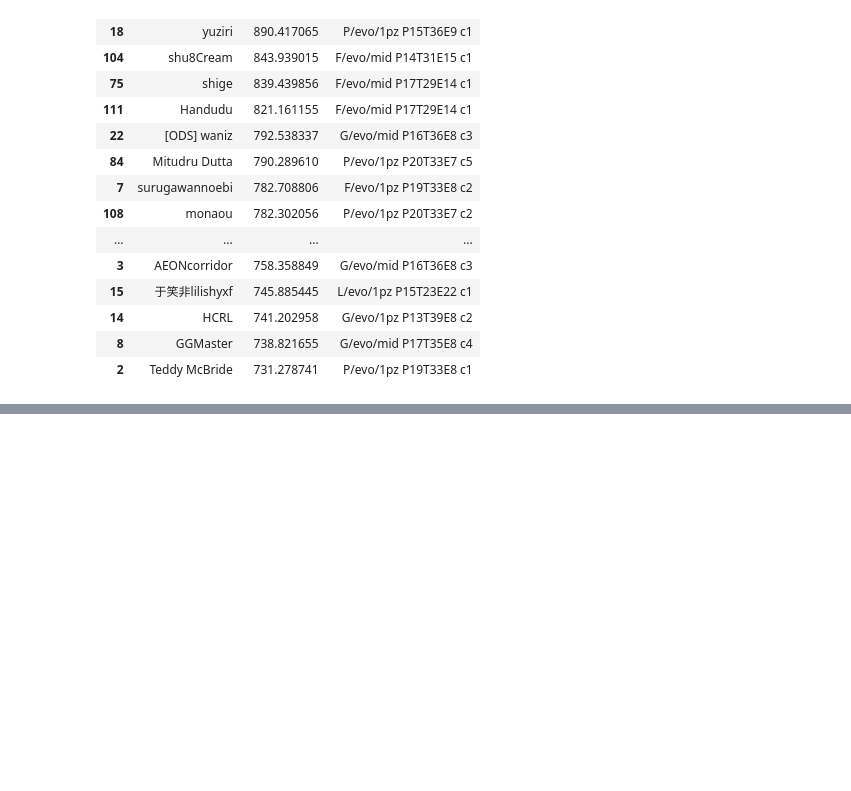
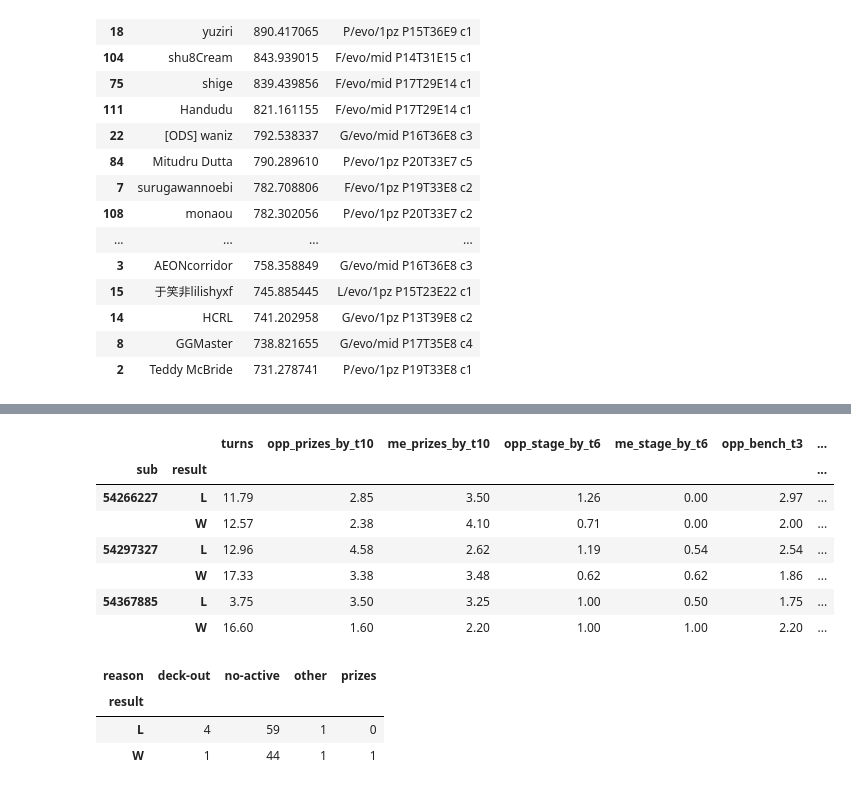
Before and after one commit to kohbanye/kaggle-pokemon, a Jupyter notebook: notebooks/04_ladder_episodes.ipynb, the cells around one changed output, grey strips where cells are left out. Cells and saved outputs as stored; diff of their text form; code cells hidden in the pictures; blank space fills up the shorter version.

```diff
--- a/notebooks/04_ladder_episodes.ipynb
+++ b/notebooks/04_ladder_episodes.ipynb
@@ -213,0 +221,28 @@ opp_best[["opp_team", "opp_elo", "opp_archetype"]].head(20)
+# %%
+tac = pd.DataFrame(json.loads(
+    (ROOT / "results/episodes/ladder_tactics.json").read_text()))
+tac["result"] = tac["reward"].map({1: "W", -1: "L"})
+me = pd.json_normalize(tac["me"]).add_prefix("me_")
+op = pd.json_normalize(tac["opp"]).add_prefix("opp_")
+tac = pd.concat([tac.drop(columns=["me", "opp"]), me, op], axis=1)
+tac.groupby(["sub", "result"])[
+    ["turns", "opp_prizes_by_t10", "me_prizes_by_t10",
+     "opp_stage_by_t6", "me_stage_by_t6", "opp_bench_t3", "me_bench_t3"]
+].mean().round(2)
+# %% [output]
+|  |  | turns | opp_prizes_by_t10 | me_prizes_by_t10 | opp_stage_by_t6 | me_stage_by_t6 | opp_bench_t3 | ... |
+| sub | result |  |  |  |  |  |  | ... |
+| 54266227 | L | 11.79 | 2.85 | 3.50 | 1.26 | 0.00 | 2.97 | ... |
+|  | W | 12.57 | 2.38 | 4.10 | 0.71 | 0.00 | 2.00 | ... |
+| 54297327 | L | 12.96 | 4.58 | 2.62 | 1.19 | 0.54 | 2.54 | ... |
+|  | W | 17.33 | 3.38 | 3.48 | 0.62 | 0.62 | 1.86 | ... |
+| 54367885 | L | 3.75 | 3.50 | 3.25 | 1.00 | 0.50 | 1.75 | ... |
+|  | W | 16.60 | 1.60 | 2.20 | 1.00 | 1.00 | 2.20 | ... |
+# %%
+# how do games END? (the engine meta in one table)
+tac.groupby(["result", "reason"]).size().unstack(fill_value=0)
+# %% [output]
+| reason | deck-out | no-active | other | prizes |
+| result |  |  |  |  |
+| L | 4 | 59 | 1 | 0 |
+| W | 1 | 44 | 1 | 1 |
```
Also changed, not shown: parts of 1 cell of this notebook, 2 other files.
